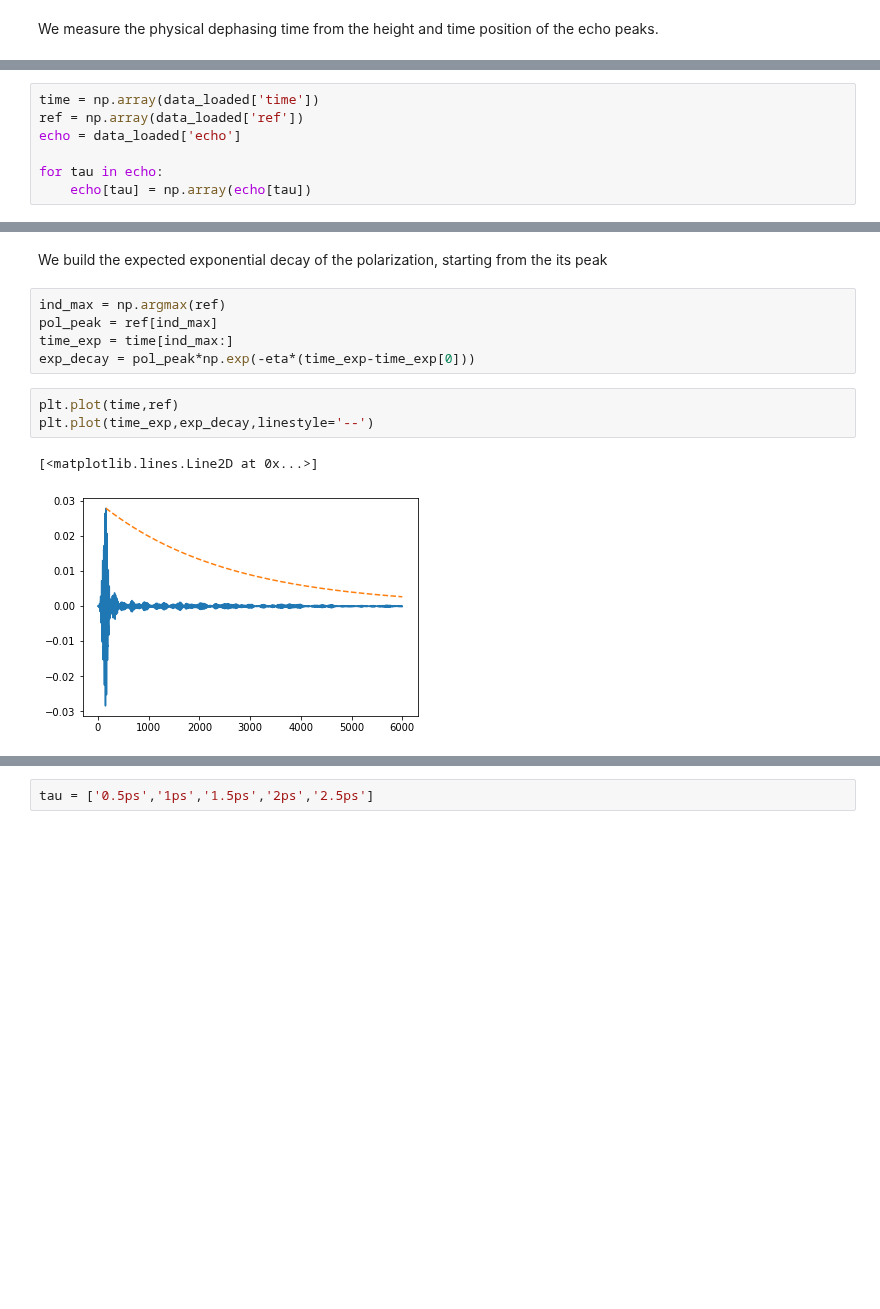
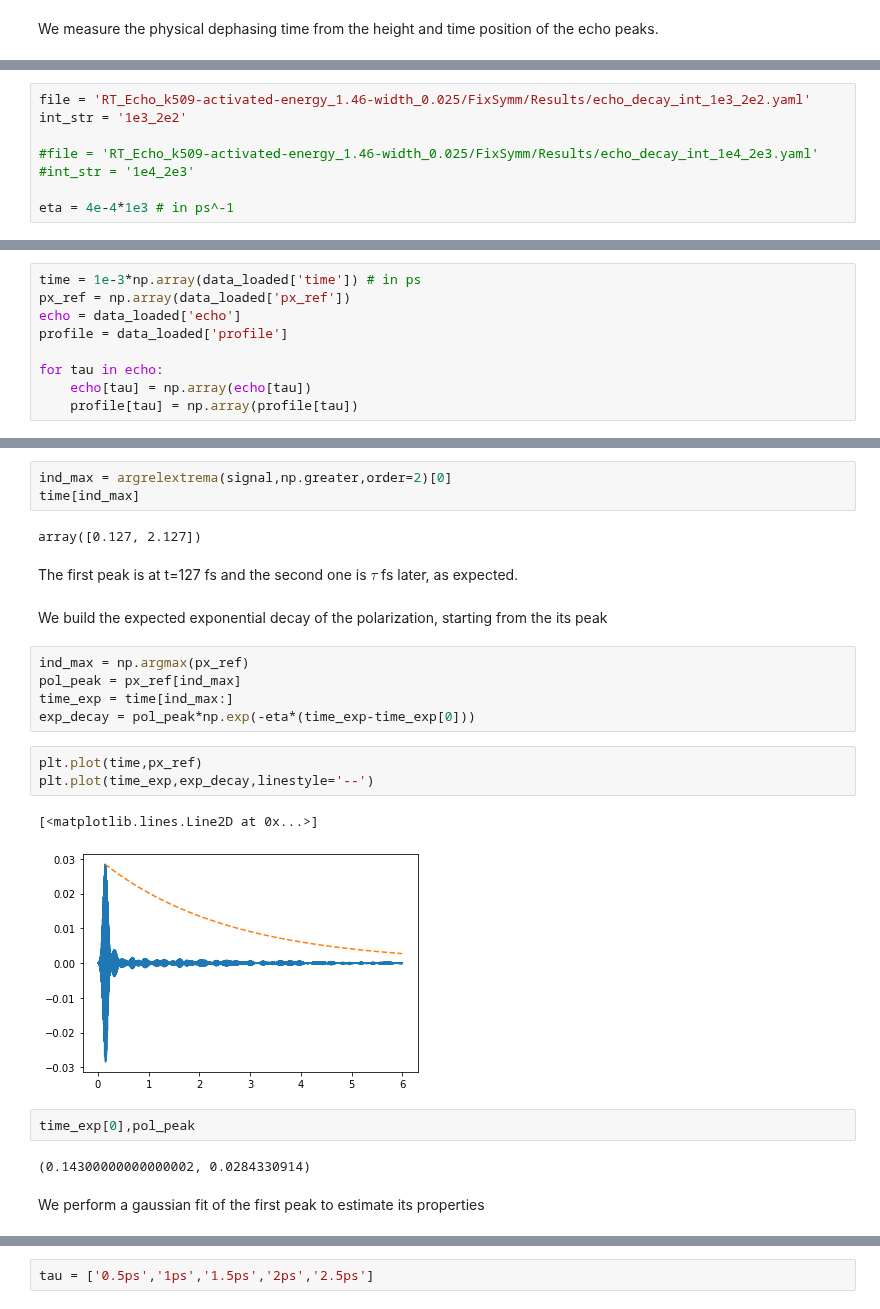
Before and after one commit to marcodalessandro76/Echo_mechanisms_decay_time_optical_orientation, a Jupyter notebook: PHOTON_ECO/ANALYSIS_Plot.ipynb, the cells around one changed output, grey strips where cells are left out. Saved outputs shown, nothing was run; the diff lists cells and outputs as text; blank space fills up the shorter version.

```diff
--- a/PHOTON_ECO/ANALYSIS_Plot.ipynb
+++ b/PHOTON_ECO/ANALYSIS_Plot.ipynb
@@ -21,3 +18,11 @@ eta = 4e-4
+# %%
+file = 'RT_Echo_k509-activated-energy_1.46-width_0.025/FixSymm/Results/echo_decay_int_1e3_2e2.yaml'
+int_str = '1e3_2e2'
+
+#file = 'RT_Echo_k509-activated-energy_1.46-width_0.025/FixSymm/Results/echo_decay_int_1e4_2e3.yaml'
+#int_str = '1e4_2e3'
+
+eta = 4e-4*1e3 # in ps^-1
 # %%
 with open(file, 'r') as f:
     data_loaded = yaml.safe_load(f)
@@ -27,10 +32,12 @@ dict_keys(['echo', 'ref', 'time'])
 # %%
-time = np.array(data_loaded['time'])
-ref = np.array(data_loaded['ref'])
+time = 1e-3*np.array(data_loaded['time']) # in ps
+px_ref = np.array(data_loaded['px_ref'])
 echo = data_loaded['echo']
+profile = data_loaded['profile']
 
 for tau in echo:
     echo[tau] = np.array(echo[tau])
+    profile[tau] = np.array(profile[tau])
 # %%
 echo.keys()
 # %% [output]
@@ -38,13 +53,26 @@ dict_keys(['0.5ps', '0ps', '1.5ps', '1ps', '2.5ps', '2ps'])
+# %%
+ind_max = argrelextrema(signal,np.greater,order=2)[0]
+time[ind_max]
+# %% [output]
+array([0.127, 2.127])
+# %% [markdown]
+The first peak is at t=127 fs and the second one is $\tau$ fs later, as expected.
 # %% [markdown]
 We build the expected exponential decay of the polarization, starting from the its peak
 # %%
-ind_max = np.argmax(ref)
-pol_peak = ref[ind_max]
+ind_max = np.argmax(px_ref)
+pol_peak = px_ref[ind_max]
 time_exp = time[ind_max:]
 exp_decay = pol_peak*np.exp(-eta*(time_exp-time_exp[0]))
 # %%
-plt.plot(time,ref)
+plt.plot(time,px_ref)
 plt.plot(time_exp,exp_decay,linestyle='--')
 # %% [output]
 [<matplotlib.lines.Line2D at 0x...>]
-[figure, old version]
+[figure, new version]
+# %%
+time_exp[0],pol_peak
+# %% [output]
+(0.14300000000000002, 0.0284330914)
+# %% [markdown]
+We perform a gaussian fit of the first peak to estimate its properties
```
Also changed, not shown: parts of 27 cells of this notebook, 11 other files.
